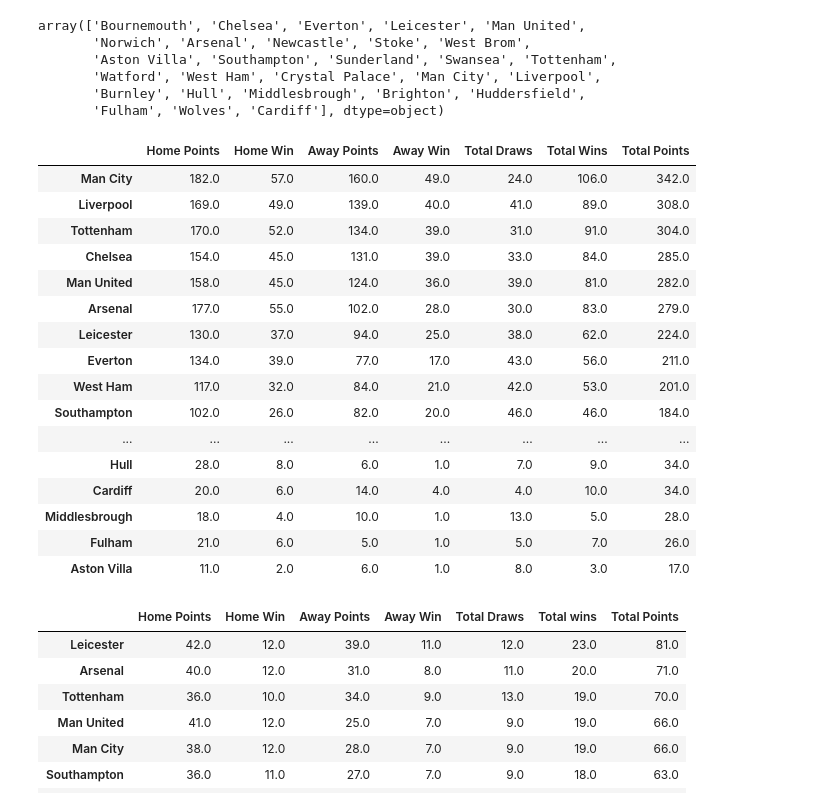
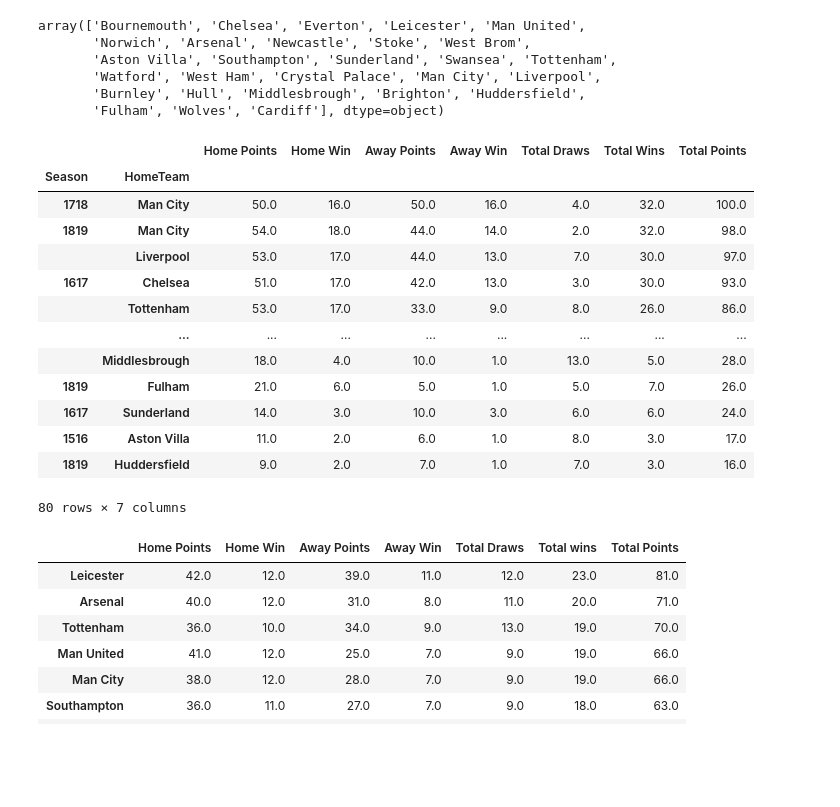
Before and after one commit to ethomps33/Premier_League_Sports_Analysis, a Jupyter notebook: Untitled.ipynb, the cells around one changed output. Saved outputs shown, nothing was run; the diff lists cells and outputs as text; code cells hidden in the pictures; blank space fills up the shorter version.

Commit message:
Trying to group all season data by team and by season

```diff
--- a/Untitled.ipynb
+++ b/Untitled.ipynb
@@ -163,35 +163,32 @@ array(['Bournemouth', 'Chelsea', 'Everton', 'Leicester', 'Man United',
        'Burnley', 'Hull', 'Middlesbrough', 'Brighton', 'Huddersfield',
        'Fulham', 'Wolves', 'Cardiff'], dtype=object)
 # %%
-home_wins = all_data_df.groupby('HomeTeam')['Home Points' ,'Home Win', 'Draw'].sum()
-away_wins = all_data_df.groupby('AwayTeam')['Away Points' ,'Away Win', 'Draw'].sum()
+home_wins = all_data_df.groupby(['Season','HomeTeam'])['Home Points' ,'Home Win', 'Draw'].sum()
+away_wins = all_data_df.groupby(['Season','AwayTeam'])['Away Points' ,'Away Win', 'Draw'].sum()
 away_wins = away_wins.rename(columns={'Draw': 'Away Draws'})
 wins= pd.concat([home_wins,away_wins], axis=1)
 
 wins['Total Draws'] = wins['Draw'] + wins['Away Draws']
 wins['Total Wins'] = wins['Home Win'] + wins['Away Win']
 wins['Total Points'] = wins['Home Points'] + wins['Away Points']
 wins.sort_values('Total Points',ascending=False, inplace=True)
 wins = wins.drop(['Draw', 'Away Draws'], axis=1)
 wins
 # %% [output]
-|  | Home Points | Home Win | Away Points | Away Win | Total Draws | Total Wins | Total Points |
-| Man City | 182.0 | 57.0 | 160.0 | 49.0 | 24.0 | 106.0 | 342.0 |
-| Liverpool | 169.0 | 49.0 | 139.0 | 40.0 | 41.0 | 89.0 | 308.0 |
-| Tottenham | 170.0 | 52.0 | 134.0 | 39.0 | 31.0 | 91.0 | 304.0 |
-| Chelsea | 154.0 | 45.0 | 131.0 | 39.0 | 33.0 | 84.0 | 285.0 |
-| Man United | 158.0 | 45.0 | 124.0 | 36.0 | 39.0 | 81.0 | 282.0 |
-| Arsenal | 177.0 | 55.0 | 102.0 | 28.0 | 30.0 | 83.0 | 279.0 |
-| Leicester | 130.0 | 37.0 | 94.0 | 25.0 | 38.0 | 62.0 | 224.0 |
-| Everton | 134.0 | 39.0 | 77.0 | 17.0 | 43.0 | 56.0 | 211.0 |
-| West Ham | 117.0 | 32.0 | 84.0 | 21.0 | 42.0 | 53.0 | 201.0 |
-| Southampton | 102.0 | 26.0 | 82.0 | 20.0 | 46.0 | 46.0 | 184.0 |
-| ... | ... | ... | ... | ... | ... | ... | ... |
-| Hull | 28.0 | 8.0 | 6.0 | 1.0 | 7.0 | 9.0 | 34.0 |
-| Cardiff | 20.0 | 6.0 | 14.0 | 4.0 | 4.0 | 10.0 | 34.0 |
-| Middlesbrough | 18.0 | 4.0 | 10.0 | 1.0 | 13.0 | 5.0 | 28.0 |
-| Fulham | 21.0 | 6.0 | 5.0 | 1.0 | 5.0 | 7.0 | 26.0 |
-| Aston Villa | 11.0 | 2.0 | 6.0 | 1.0 | 8.0 | 3.0 | 17.0 |
+|  |  | Home Points | Home Win | Away Points | Away Win | Total Draws | Total Wins | Total Points |
+| Season | HomeTeam |  |  |  |  |  |  |  |
+| 1718 | Man City | 50.0 | 16.0 | 50.0 | 16.0 | 4.0 | 32.0 | 100.0 |
+| 1819 | Man City | 54.0 | 18.0 | 44.0 | 14.0 | 2.0 | 32.0 | 98.0 |
+|  | Liverpool | 53.0 | 17.0 | 44.0 | 13.0 | 7.0 | 30.0 | 97.0 |
+| 1617 | Chelsea | 51.0 | 17.0 | 42.0 | 13.0 | 3.0 | 30.0 | 93.0 |
+|  | Tottenham | 53.0 | 17.0 | 33.0 | 9.0 | 8.0 | 26.0 | 86.0 |
+|  | ... | ... | ... | ... | ... | ... | ... | ... |
+|  | Middlesbrough | 18.0 | 4.0 | 10.0 | 1.0 | 13.0 | 5.0 | 28.0 |
+| 1819 | Fulham | 21.0 | 6.0 | 5.0 | 1.0 | 5.0 | 7.0 | 26.0 |
+| 1617 | Sunderland | 14.0 | 3.0 | 10.0 | 3.0 | 6.0 | 6.0 | 24.0 |
+| 1516 | Aston Villa | 11.0 | 2.0 | 6.0 | 1.0 | 8.0 | 3.0 | 17.0 |
+| 1819 | Huddersfield | 9.0 | 2.0 | 7.0 | 1.0 | 7.0 | 3.0 | 16.0 |
+80 rows × 7 columns
 # %%
 home16_wins = s16.groupby('HomeTeam')['Home Points' ,'Home Win', 'Draw'].sum()
 away16_wins = s16.groupby('AwayTeam')['Away Points' ,'Away Win', 'Draw'].sum()
```
Also changed, not shown: parts of 1 cell of this notebook.
